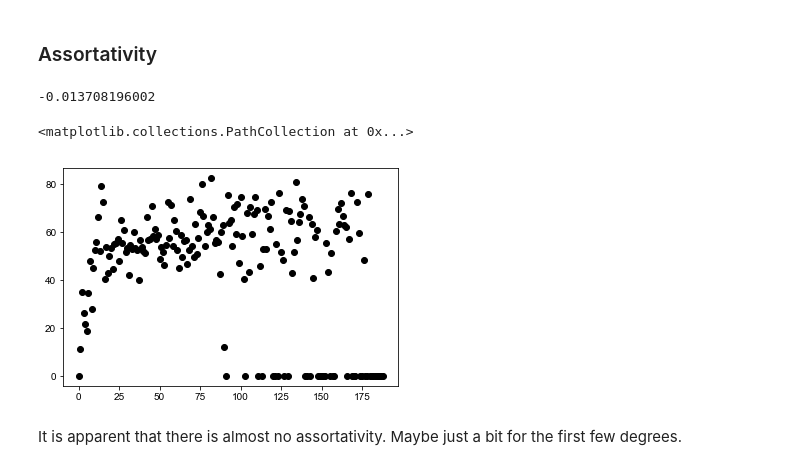
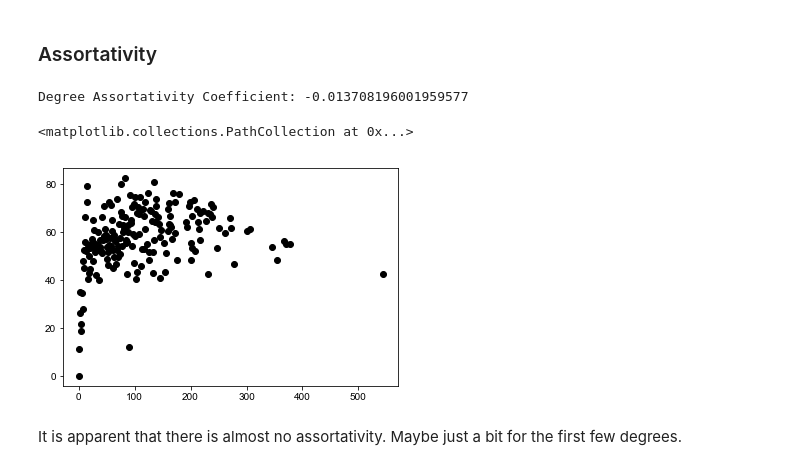
Before and after one commit to abovethecloud/complex_networks, a Jupyter notebook: PROJECT/assignment_2/departments_notebook.ipynb, the cells around one changed output. Saved outputs shown, nothing was run; the diff lists cells and outputs as text; code cells hidden in the pictures.

Commit message:
Adjusted assortativity

```diff
--- a/PROJECT/assignment_2/departments_notebook.ipynb
+++ b/PROJECT/assignment_2/departments_notebook.ipynb
@@ -753,23 +753,16 @@ density of department network: 0.7886178861788617
 lista = nx.degree(mail_DG)
 assortativity = np.zeros(len(degrees))
 avg_neighbor_deg = nx.average_neighbor_degree(mail_DG, source = 'out', target = 'out')
-for i in range(1, len(assortativity)):
-    avg = 0
-    num = 0
-    summ = 0
-    for node_str, degree in lista:
-        if degree == i:
-            num += 1
-            summ += avg_neighbor_deg[node_str]
-    avg = summ/num if num is not 0 else 0
-    assortativity[i] = avg
+for i, deg in zip(range(len(degrees)), degrees):
+    assortativity[i] = np.mean([avg_neighbor_deg[node_str] for node_str, degree in lista if degree == deg])
 # %%
-print(nx.degree_assortativity_coefficient(mail_DG))
-plt.scatter(range(len(assortativity)), assortativity)
+print("Degree Assortativity Coefficient: " + format(nx.degree_assortativity_coefficient(mail_DG), ''))
+plt.figure(1)
+plt.scatter(degrees, assortativity)
 # %% [output]
--0.013708196002
+Degree Assortativity Coefficient: -0.013708196001959577
 <matplotlib.collections.PathCollection at 0x...>
-[figure, old version]
+[figure, new version]
 # %% [markdown]
 It is apparent that there is almost no assortativity. Maybe just a bit for the first few degrees.
 # %% [markdown]
```
Also changed, not shown: 1 other file.
